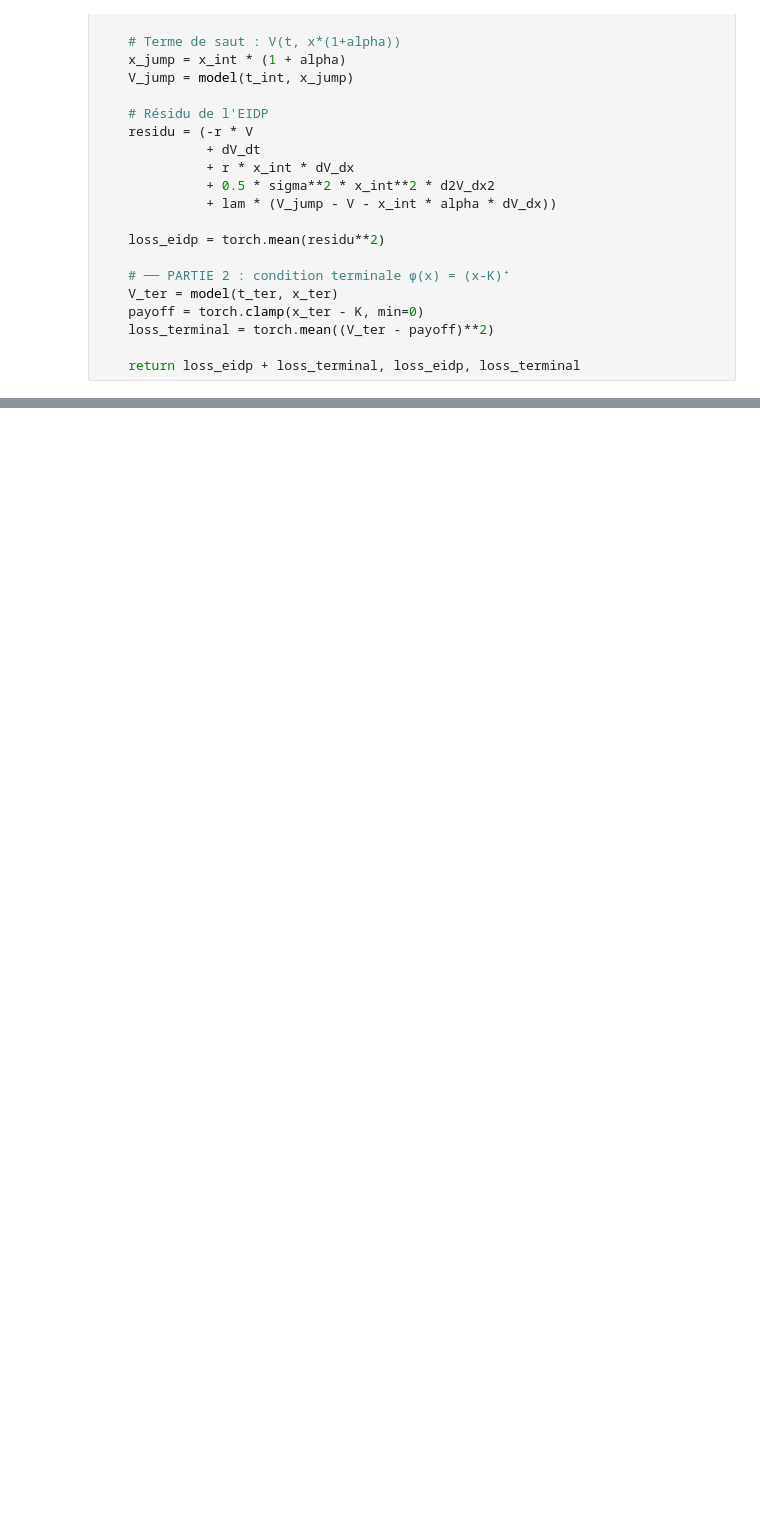
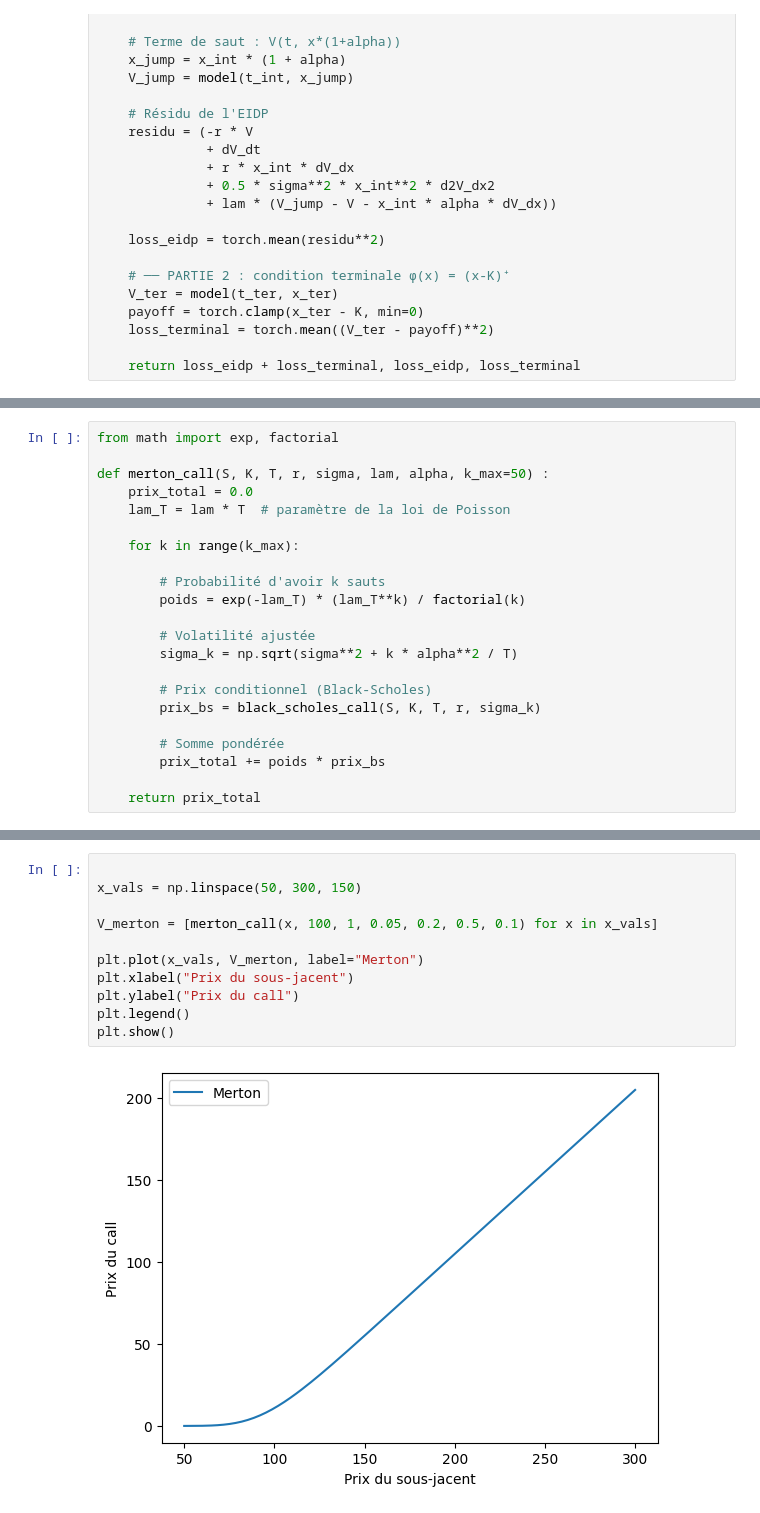
Before and after one commit to Yousra-belg/blackscholes-jumps-deeplearning, a Jupyter notebook: Copie_de_pinn_model.ipynb, the cells around one changed output, grey strips where cells are left out. Cells and saved outputs as stored; diff of their text form; blank space fills up the shorter version.

```diff
--- a/Copie_de_pinn_model.ipynb
+++ b/Copie_de_pinn_model.ipynb
@@ -185,0 +202,22 @@ plt.show()
+# %%
+from math import exp, factorial
+
+def merton_call(S, K, T, r, sigma, lam, alpha, k_max=50) :
+    prix_total = 0.0
+    lam_T = lam * T  # paramètre de la loi de Poisson
+
+    for k in range(k_max):
+
+        # Probabilité d'avoir k sauts
+        poids = exp(-lam_T) * (lam_T**k) / factorial(k)
+
+        # Volatilité ajustée
+        sigma_k = np.sqrt(sigma**2 + k * alpha**2 / T)
+
+        # Prix conditionnel (Black-Scholes)
+        prix_bs = black_scholes_call(S, K, T, r, sigma_k)
+
+        # Somme pondérée
+        prix_total += poids * prix_bs
+
+    return prix_total
@@ -185,0 +256,13 @@ plt.show()
+# %%
+
+x_vals = np.linspace(50, 300, 150)
+
+V_merton = [merton_call(x, 100, 1, 0.05, 0.2, 0.5, 0.1) for x in x_vals]
+
+plt.plot(x_vals, V_merton, label="Merton")
+plt.xlabel("Prix du sous-jacent")
+plt.ylabel("Prix du call")
+plt.legend()
+plt.show()
+# %% [output]
+[figure, added]
```
Also changed, not shown: parts of 6 cells of this notebook.
